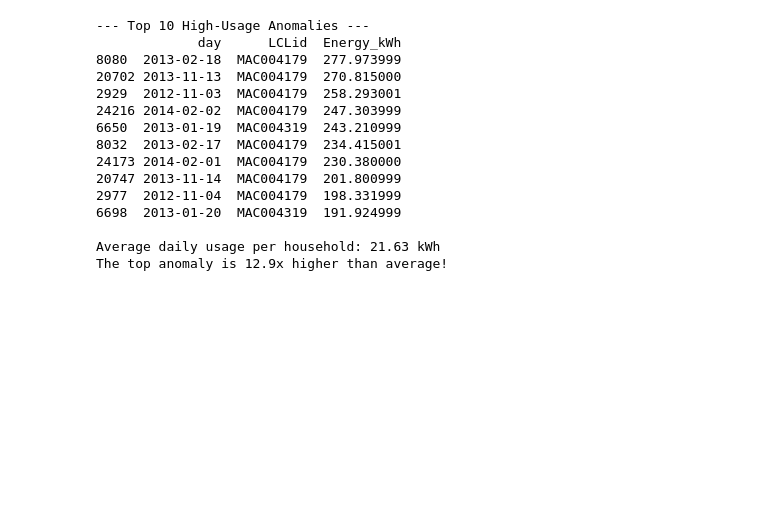
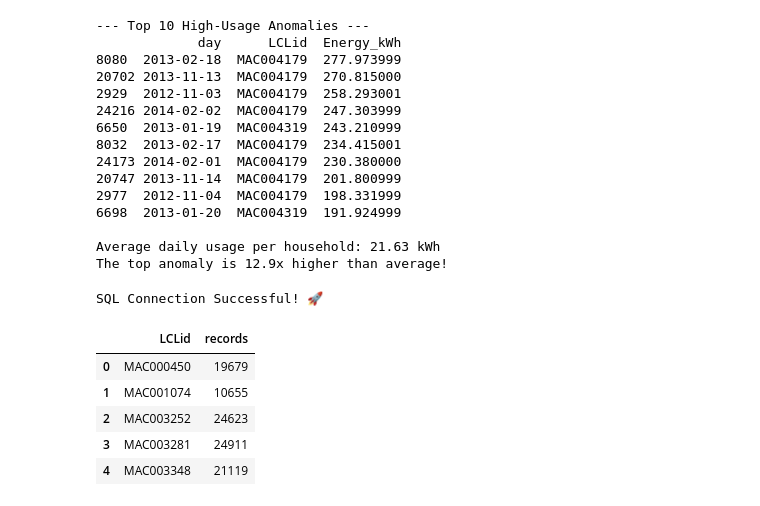
Before and after one commit to Kennyg-w/smart-meter-energy-analysis, a Jupyter notebook: notebooks/analysis.ipynb, the cells around one changed output. Drawn from its saved outputs; the diff is of its cells as text; code cells hidden in the pictures; blank space fills up the shorter version.

```diff
--- a/notebooks/analysis.ipynb
+++ b/notebooks/analysis.ipynb
@@ -153,3 +153,23 @@ print(f"The top anomaly is {top_10_anomalies['Energy_kWh'].iloc[0] / avg_daily:.
 
 Average daily usage per household: 21.63 kWh
 The top anomaly is 12.9x higher than average!
+# %%
+import duckdb
+
+# 1. Open a connection to an in-memory SQL database
+con = duckdb.connect()
+
+# 2. Register your 'df_clean' as a SQL table called 'energy_table'
+con.register('energy_table', df_clean)
+
+# 3. Quick test: Count records per household using SQL
+print("SQL Connection Successful! 🚀")
+con.execute("SELECT LCLid, COUNT(*) as records FROM energy_table GROUP BY LCLid LIMIT 5").df()
+# %% [output]
+SQL Connection Successful! 🚀
+|  | LCLid | records |
+| 0 | MAC000450 | 19679 |
+| 1 | MAC001074 | 10655 |
+| 2 | MAC003252 | 24623 |
+| 3 | MAC003281 | 24911 |
+| 4 | MAC003348 | 21119 |
```
Also changed, not shown: parts of 1 cell of this notebook.
